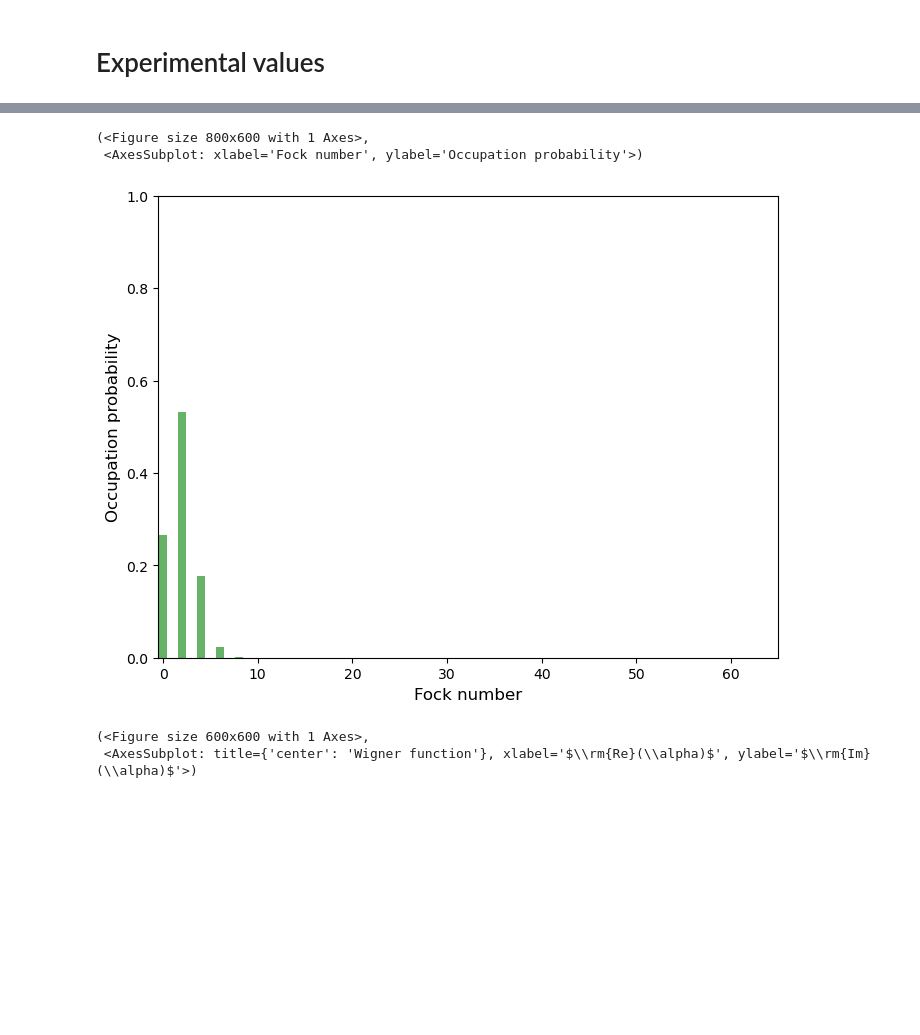
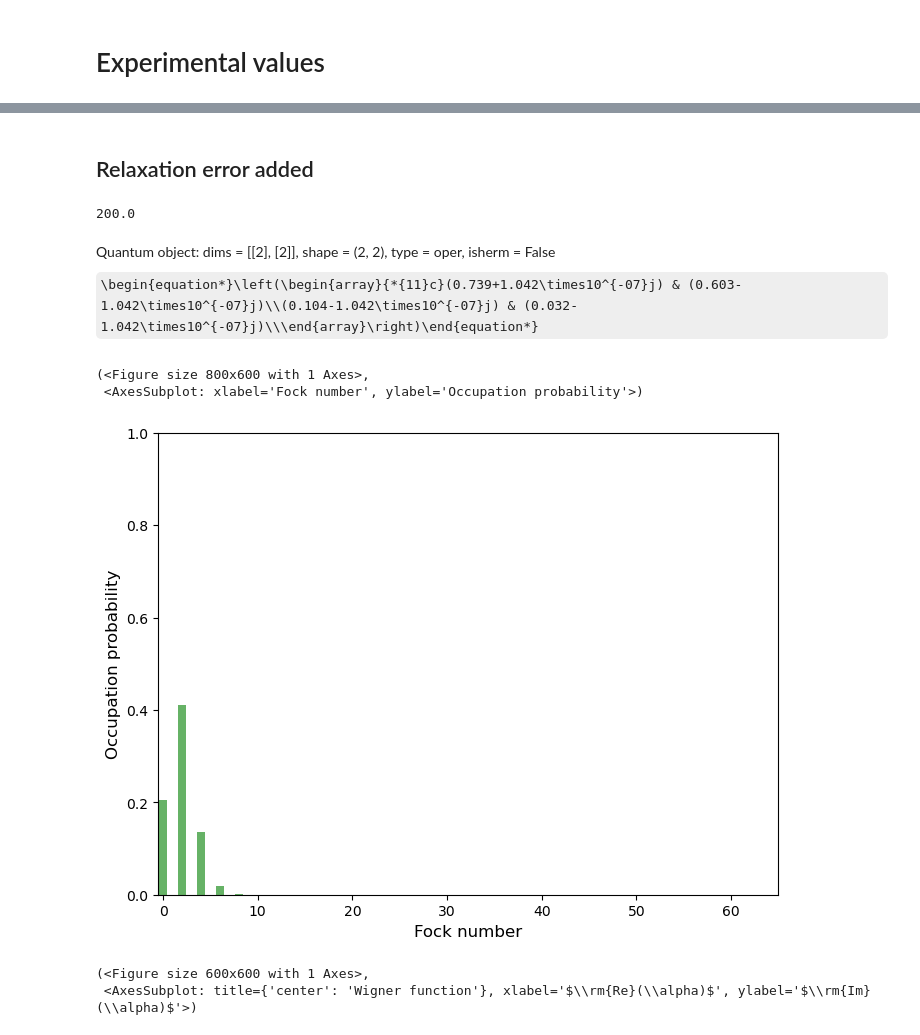
Before and after one commit to pobled/GKP, a Jupyter notebook: Simulation Fault Tolerant Parity Measure.ipynb, the cells around one changed output, grey strips where cells are left out. Cells and saved outputs as stored; diff of their text form; code cells hidden in the pictures; some formulas as TeX source; blank space fills up the shorter version.

```diff
--- a/Simulation Fault Tolerant Parity Measure.ipynb
+++ b/Simulation Fault Tolerant Parity Measure.ipynb
@@ -31,33 +42,15 @@ X_g0 = 0
 # %%
-def ge_parity():
-    chi = 1
-    alpha = np.sqrt(2)
-    nb_op = ac.dag()*ac
+def ge_parity(cavity_state, collapse = []):
 
-    H_int = X_e*tensor(e_proj, nb_op)
-    H_parity = X_e*tensor(sigmaz(),nb_op)
-    t = np.pi/(X_e)
+    H_int = X_e0*tensor(e_proj, nb_op)
+    #H_parity = X_e*tensor(sigmaz(),nb_op)
+    t = np.abs(np.pi/(X_e0))
 
-    #error operators
-    X_eg = X_e0-X_g0
-    ge_relax = -X_eg*tensor(sigmap(), nb_op)
 
     # prepare cat state and initial state
-    cat_state = (coherent(N,alpha)+coherent(N,-alpha)).unit()
-    psi0 = tensor((basis(2,0)+basis(2,1)).unit(), cat_state)
+    psi0 = tensor((basis(2,0)+basis(2,1)).unit(), cavity_state)
 
-
-    #Change options for solver
-    new_options = Options()
-    new_options.atol = 1e-05
-    new_options.rtol = 1e-03
-    new_options.nsteps = 10000
-    new_options.normtol = 0.1
-
-    print(new_options)
-    #result = mesolve(H_int, psi0, np.linspace(0,t,100))
-    result = mesolve(H_int, psi0, np.linspace(0,t,100), c_ops = [ge_relax], options = new_options)
-
+    result = mesolve(H_int, psi0, np.linspace(0,t,200), c_ops = collapse)
 
     psi = result.states[-1]
 
@@ -91,7 +69,23 @@ Quantum object: dims = [[2], [2]], shape = (2, 2), type = oper, isherm = True\be
+# %% [markdown]
+## Relaxation error added
+# %%
+#collapse operator for relaxation
+ge_error_rate = np.sqrt(1/ge_decay_time)
+ge_relax = ge_error_rate*tensor(sigmap(),ic)
+# %%
+ge_error_rate
+# %% [output]
+200.0
+# %%
+psi_ge = ge_parity(cat_state, [ge_relax])
+# %%
+psi_ge.ptrace(0)
+# %% [output]
+Quantum object: dims = [[2], [2]], shape = (2, 2), type = oper, isherm = False\begin{equation*}\left(\begin{array}{*{11}c}(0.739+1.042\times10^{-07}j) & (0.603-1.042\times10^{-07}j)\\(0.104-1.042\times10^{-07}j) & (0.032-1.042\times10^{-07}j)\\\end{array}\right)\end{equation*}
 # %%
-plot_fock_distribution(psi.ptrace(1))
+plot_fock_distribution(psi_ge.ptrace(1))
 # %% [output]
 (<Figure size 800x600 with 1 Axes>,
  <AxesSubplot: xlabel='Fock number', ylabel='Occupation probability'>)
-[figure, old version]
+[figure, new version]
 # %%
```
Also changed, not shown: parts of 21 cells of this notebook.
